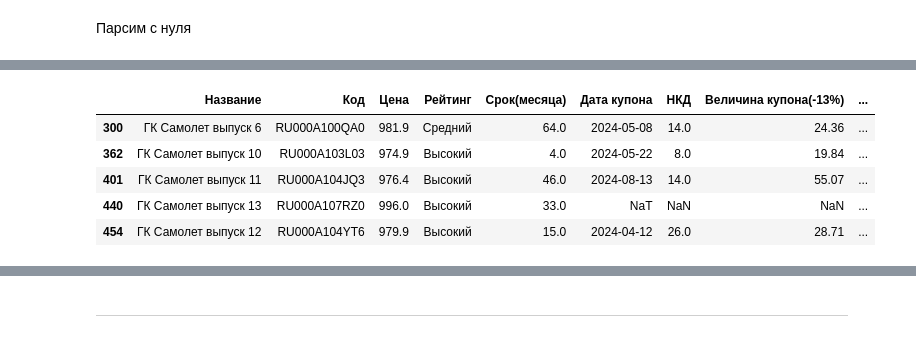
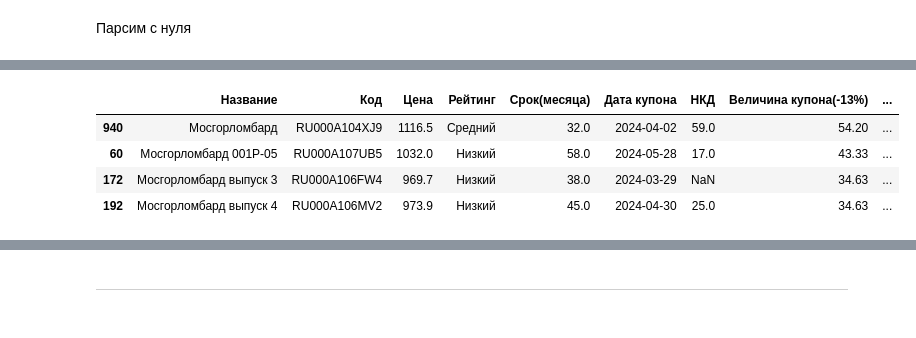
Before and after one commit to Meksis/Personal_projects, a Jupyter notebook: Obligations parser/main.ipynb, the cells around one changed output, grey strips where cells are left out. Drawn from its saved outputs; the diff is of its cells as text; code cells hidden in the pictures.

```diff
--- a/Obligations parser/main.ipynb
+++ b/Obligations parser/main.ipynb
@@ -81,10 +106,9 @@ df = parser.obligations_data.reset_index().drop('index', axis = 1)
 # %%
-df[df['Название'].str.contains("Самолет")]
+df_cutted[df_cutted['Название'].str.contains('ломбард')]
 # %% [output]
 |  | Название | Код | Цена | Рейтинг | Срок(месяца) | Дата купона | НКД | Величина купона(-13%) | ... |
-| 300 | ГК Самолет выпуск 6 | RU000A100QA0 | 981.9 | Средний | 64.0 | 2024-05-08 | 14.0 | 24.36 | ... |
-| 362 | ГК Самолет выпуск 10 | RU000A103L03 | 974.9 | Высокий | 4.0 | 2024-05-22 | 8.0 | 19.84 | ... |
-| 401 | ГК Самолет выпуск 11 | RU000A104JQ3 | 976.4 | Высокий | 46.0 | 2024-08-13 | 14.0 | 55.07 | ... |
-| 440 | ГК Самолет выпуск 13 | RU000A107RZ0 | 996.0 | Высокий | 33.0 | NaT | NaN | NaN | ... |
-| 454 | ГК Самолет выпуск 12 | RU000A104YT6 | 979.9 | Высокий | 15.0 | 2024-04-12 | 26.0 | 28.71 | ... |
+| 940 | Мосгорломбард | RU000A104XJ9 | 1116.5 | Средний | 32.0 | 2024-04-02 | 59.0 | 54.20 | ... |
+| 60 | Мосгорломбард 001Р-05 | RU000A107UB5 | 1032.0 | Низкий | 58.0 | 2024-05-28 | 17.0 | 43.33 | ... |
+| 172 | Мосгорломбард выпуск 3 | RU000A106FW4 | 969.7 | Низкий | 38.0 | 2024-03-29 | NaN | 34.63 | ... |
+| 192 | Мосгорломбард выпуск 4 | RU000A106MV2 | 973.9 | Низкий | 45.0 | 2024-04-30 | 25.0 | 34.63 | ... |
 # %%
```
Also changed, not shown: parts of 15 cells of this notebook, 26 other files.
